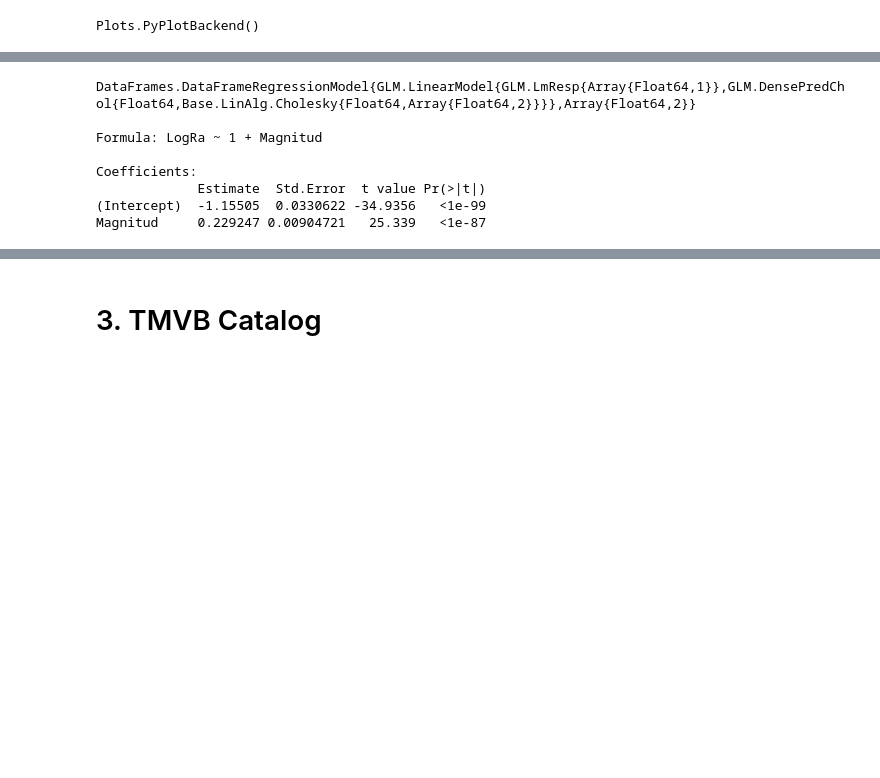
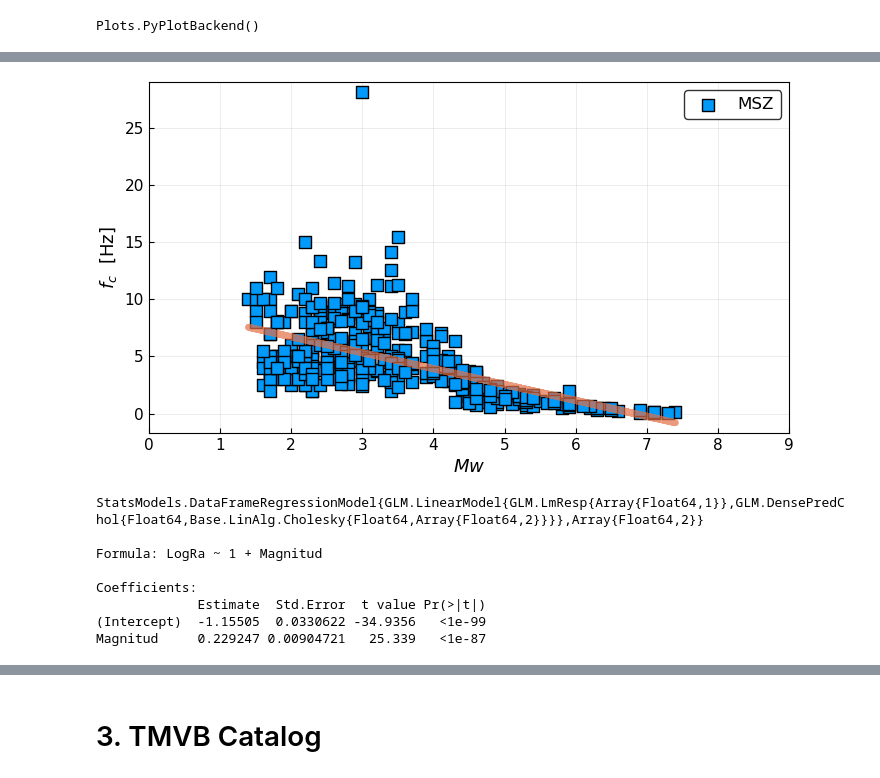
Before and after one commit to CGEOUNAM/MexicanEarthquakeDatabase, a Jupyter notebook: SubCatalog-Regression.ipynb, the cells around one changed output, grey strips where cells are left out. Cells and saved outputs as stored; diff of their text form; code cells hidden in the pictures; blank space fills up the shorter version.

```diff
--- a/SubCatalog-Regression.ipynb
+++ b/SubCatalog-Regression.ipynb
@@ -21,8 +80,8 @@ DataTMVB = readtable("BMPF-14junio2017TMVB.csv");
 # %%
-DataGolfo[:Magnitud]=round.(dropna(DataGolfo[:Magnitud]),1);
-DataSUB[:Magnitud]=round.(dropna(DataSUB[:Magnitud]),1);
-DataTMVB[:Magnitud]=round.(dropna(DataTMVB[:Magnitud]),1);
+DataGolfo[:Magnitud]=round.(collect(skipmissing(DataGolfo[:Magnitud])),1);
+DataSUB[:Magnitud]=round.(collect(skipmissing(DataSUB[:Magnitud])),1);
+DataTMVB[:Magnitud]=round.(collect(skipmissing(DataTMVB[:Magnitud])),1);
 # %%
-SUB = DataSUB[.~isna.(DataSUB[:freq_esc_]),:]; # Remove and Fc -->> NA
-TMVB = DataTMVB[.~isna.(DataTMVB[:freq_esc_]),:]; # # Remove Fc -->> NA
+SUB = DataSUB[find(.~ismissing.(DataSUB[:,:freq_esc_])), :]; # Remove and Fc -->> NA
+TMVB = DataTMVB[find(.~ismissing.(DataTMVB[:,:freq_esc_])),:]; # # Remove Fc -->> NA
 # %% [markdown]
@@ -30,3 +89,7 @@ TMVB = DataTMVB[.~isna.(DataTMVB[:freq_esc_]),:]; # # Remove Fc -->> NA
+# %%
+sub = "MSZ";
+golf = "GBC";
+TM = "TMVB";
 # %%
 ReMwFc = fit(LinearModel,@formula(freq_esc_ ~ Magnitud),SUB)
 # %% [output]
@@ -41,17 +104,17 @@ Magnitud     -1.39428 0.0950758 -14.665   <1e-39
 # %%
 fMwfc(x)=coef(ReMwFc)[2] * x + coef(ReMwFc)[1];
 #x = collect(1:8);
-x = SUB[:Magnitud];
-corr = fMwfc(x);
+xMsf = SUB[:Magnitud];
+corrMsf = fMwfc(xMsf);
 #σ = coef(ReMwFc)[2];
 # %%
-scatter((SUB[:Magnitud]),(SUB[:freq_esc_]),m=(8,:rect),
+scatter((SUB[:Magnitud]),(SUB[:freq_esc_]),m=(8,:rect),lab=sub,
     xlabel=L"$Mw$", ylabel=L"$f_{c}$  [Hz]",xlims=(0,9),xticks=(0:1:9),size=(700,400),box=:True,
 legendfont=Plots.font("Helvetica",12),
 xtickfont=Plots.font("Helvetica",11),
 ytickfont=Plots.font("Helvetica",11),
 guidefont=Plots.font("Helvetica",13))
-plot!(x,corr,linewidth=5,linealpha=0.7,leg=false)
+plot!(xMsf,corrMsf,linewidth=5,linealpha=0.7,lab="")
 #plot!([corr corr],fillrange=[corr+σ,corr-σ],fillalpha=0.3,c=:orange,leg=false)
 #PyPlot.savefig("MwvsFc-Regress.pdf",dpi=400)
 # %% [output]
@@ -59,8 +121,9 @@ plot!(x,corr,linewidth=5,linealpha=0.7,leg=false)
+[figure, added]
 # %%
-SUB[:LogRa] = log10(SUB[:Radio]);
+SUB[:LogRa] = log10.(collect(skipmissing(SUB[:Radio])));
 ReMwRad = fit(LinearModel,@formula(LogRa ~ Magnitud),SUB)
 # %% [output]
-DataFrames.DataFrameRegressionModel{GLM.LinearModel{GLM.LmResp{Array{Float64,1}},GLM.DensePredChol{Float64,Base.LinAlg.Cholesky{Float64,Array{Float64,2}}}},Array{Float64,2}}
+StatsModels.DataFrameRegressionModel{GLM.LinearModel{GLM.LmResp{Array{Float64,1}},GLM.DensePredChol{Float64,Base.LinAlg.Cholesky{Float64,Array{Float64,2}}}},Array{Float64,2}}
 
 Formula: LogRa ~ 1 + Magnitud
 
```
Also changed, not shown: parts of 37 cells of this notebook.
